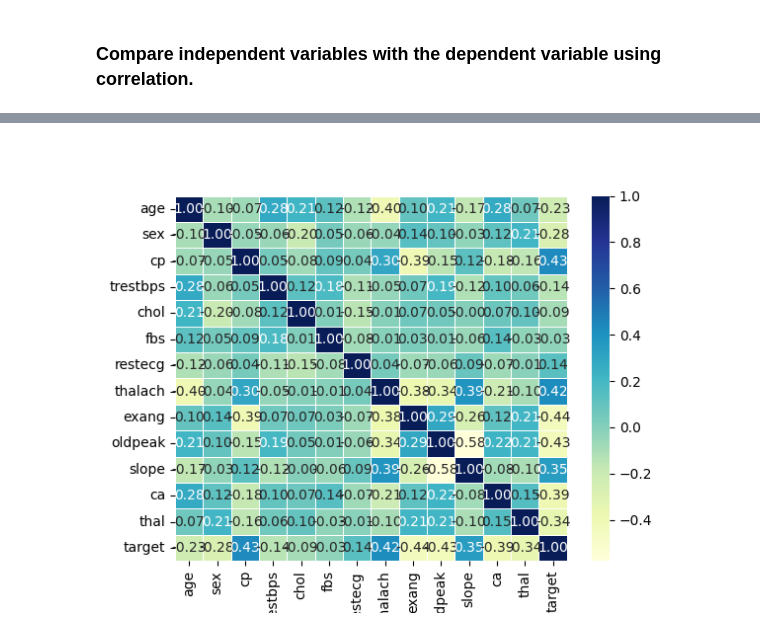
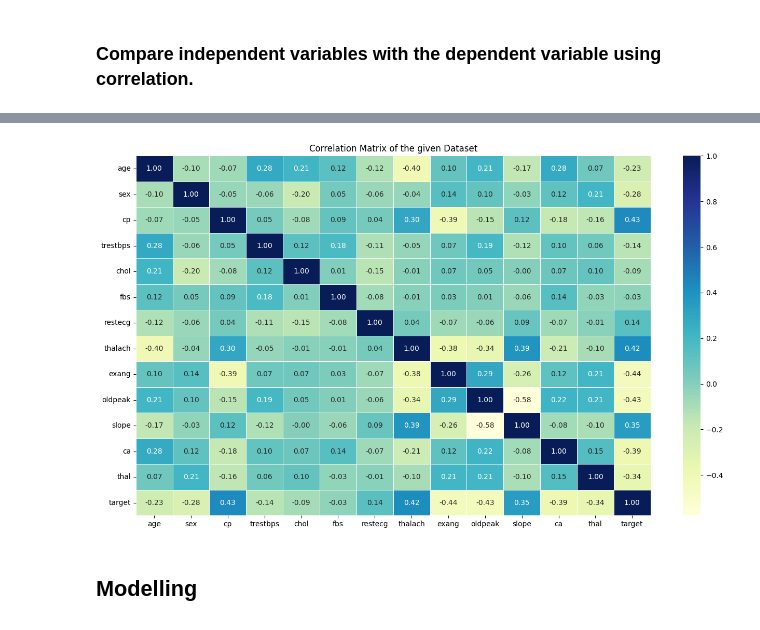
Before and after one commit to Ovaserashid/heart-disease-prediction, a Jupyter notebook: notebooks/main.ipynb, the cells around one changed output, grey strips where cells are left out. Saved outputs shown, nothing was run; the diff lists cells and outputs as text; code cells hidden in the pictures.

```diff
--- a/notebooks/main.ipynb
+++ b/notebooks/main.ipynb
@@ -212,13 +212,15 @@ df.corr()
 | target | -0.225439 | -0.280937 | 0.433798 | -0.144931 | -0.085239 | -0.028046 | 0.137230 | 0.421741 | -0.436757 | -0.430696 | 0.345877 | ... |
 # %%
 # Display correlation matrix using heatmap
-%matplotlib widget
 corr_matrix = df.corr()
-fig, ax = plt.subplots()
+fig, ax = plt.subplots(figsize=(16,9))
+plt.title("Correlation Matrix of the given Dataset")
 ax = sns.heatmap(corr_matrix,
                  annot=True,
                  linewidths=0.5,
                  fmt=".2f",
                  cmap="YlGnBu");
 # %% [output]
-[figure, old version]
+[figure, new version]
+# %% [markdown]
+## Modelling
```
Also changed, not shown: parts of 2 cells of this notebook.
